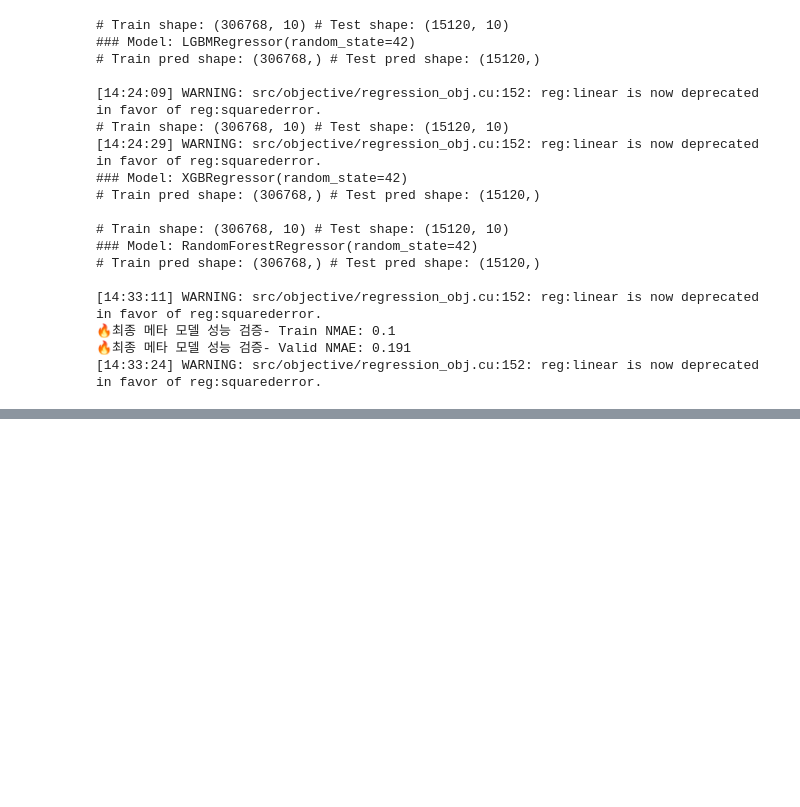
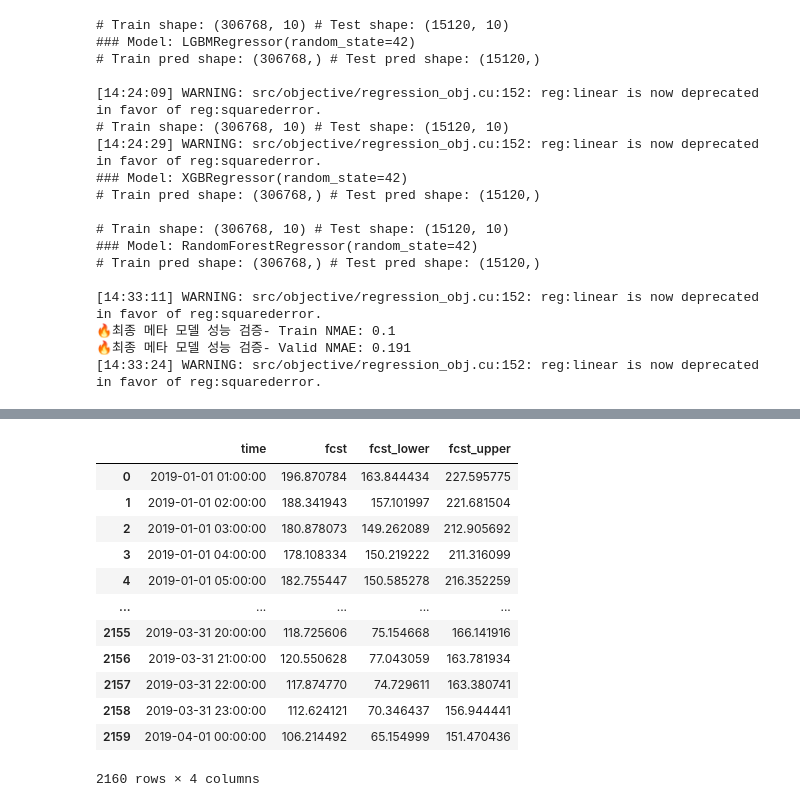
Before and after one commit to young-hun-jo/KaggleStruggle, a Jupyter notebook: dacon_gas/Version4.ipynb, the cells around one changed output, grey strips where cells are left out. Saved outputs shown, nothing was run; the diff lists cells and outputs as text; code cells hidden in the pictures; blank space fills up the shorter version.

```diff
--- a/dacon_gas/Version4.ipynb
+++ b/dacon_gas/Version4.ipynb
@@ -514,0 +738,42 @@ submission_csv.to_csv(sub_path+'0103False_SimulFalse_Stacking(xgb+lgbm+rf_meta:v
+# %%
+c_df['연월일'] = c_df['연월일'].astype(str)
+c_df['time'] = c_df['연월일'] + ' ' + c_df['시간']
+# %%
+c_df['time'] = pd.to_datetime(c_df['time'], format='%Y-%m-%d %H')
+# %%
+c_df_kats = c_df[['time', '공급량']]
+# %%
+from kats.consts import TimeSeriesData
+from kats.models.prophet import ProphetModel, ProphetParams
+
+c_train = c_df_kats[c_df_kats['공급량'].notnull()]
+c_test = c_df_kats[c_df_kats['공급량'].isnull()]
+
+# Ts 객체로 변환
+c_train_ts = TimeSeriesData(c_train)
+
+# Prophet model
+params = ProphetParams(seasonality_mode='additive')
+model = ProphetModel(c_train_ts, params)
+
+# fit
+model.fit()
+
+# predict
+c_test_pred = model.predict(steps=c_test.shape[0], freq='H')
+# %%
+c_test_pred
+# %% [output]
+|  | time | fcst | fcst_lower | fcst_upper |
+| 0 | 2019-01-01 01:00:00 | 196.870784 | 163.844434 | 227.595775 |
+| 1 | 2019-01-01 02:00:00 | 188.341943 | 157.101997 | 221.681504 |
+| 2 | 2019-01-01 03:00:00 | 180.878073 | 149.262089 | 212.905692 |
+| 3 | 2019-01-01 04:00:00 | 178.108334 | 150.219222 | 211.316099 |
+| 4 | 2019-01-01 05:00:00 | 182.755447 | 150.585278 | 216.352259 |
+| ... | ... | ... | ... | ... |
+| 2155 | 2019-03-31 20:00:00 | 118.725606 | 75.154668 | 166.141916 |
+| 2156 | 2019-03-31 21:00:00 | 120.550628 | 77.043059 | 163.781934 |
+| 2157 | 2019-03-31 22:00:00 | 117.874770 | 74.729611 | 163.380741 |
+| 2158 | 2019-03-31 23:00:00 | 112.624121 | 70.346437 | 156.944441 |
+| 2159 | 2019-04-01 00:00:00 | 106.214492 | 65.154999 | 151.470436 |
+2160 rows × 4 columns
```
Also changed, not shown: parts of 31 cells of this notebook.
